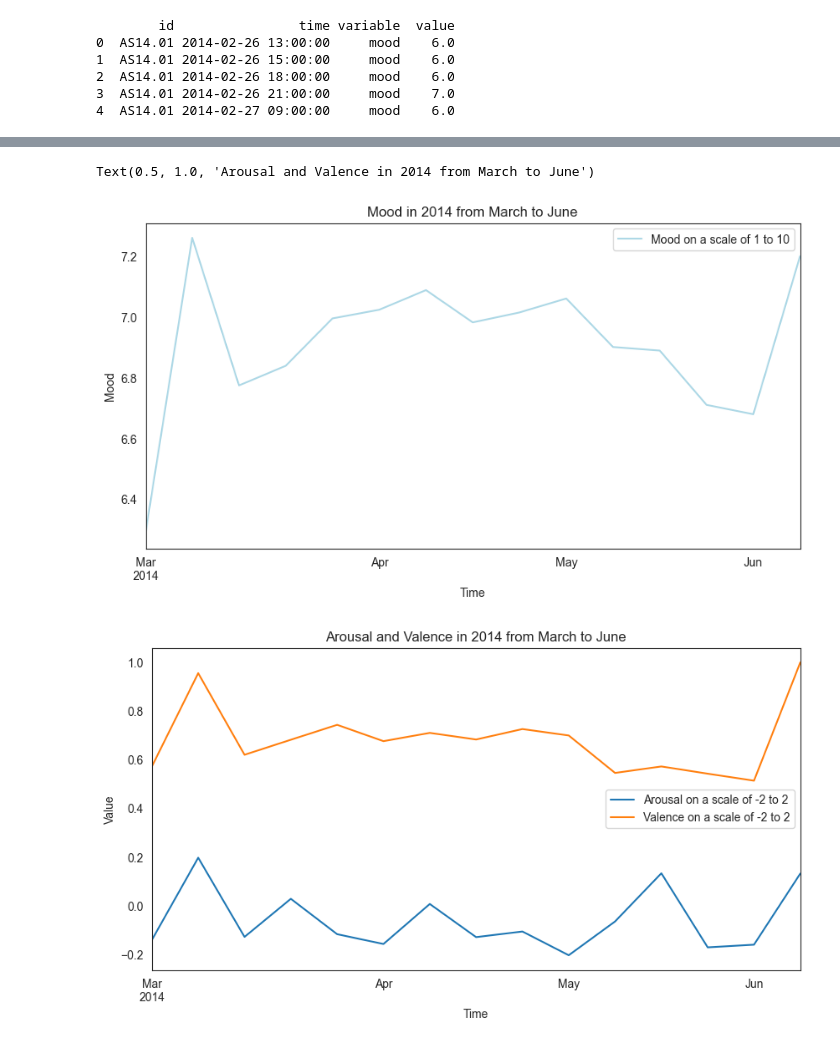
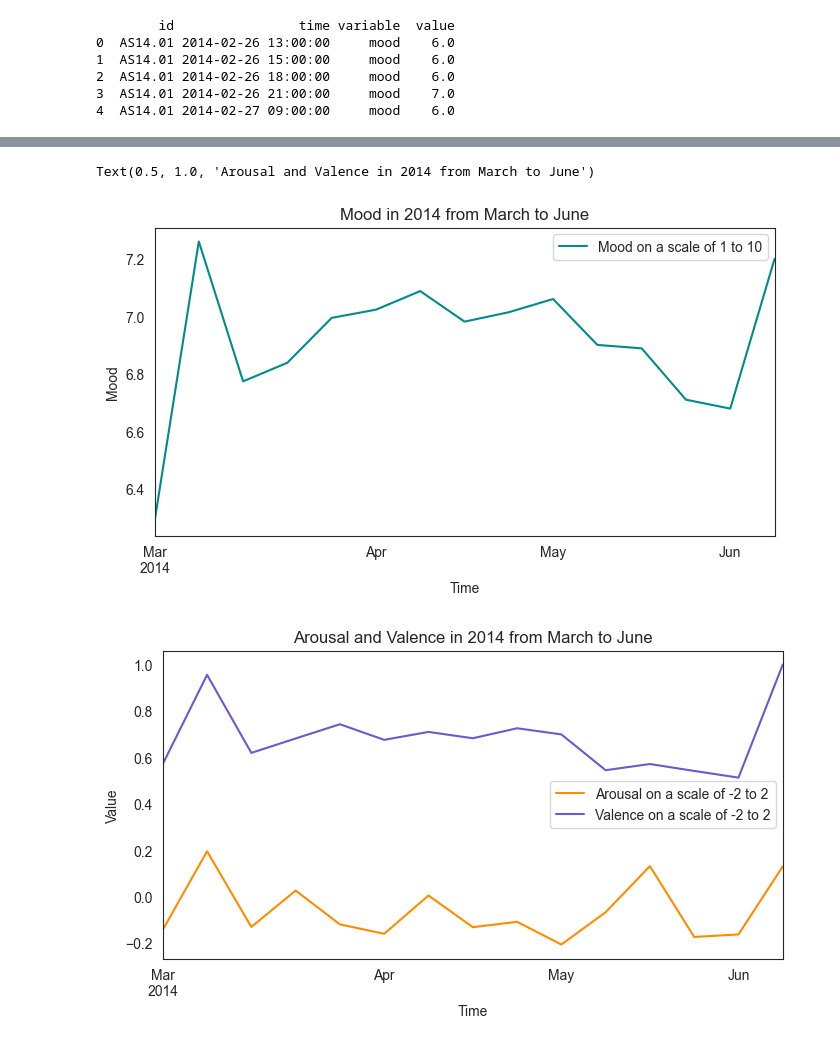
Before and after one commit to larascipio/datamijnen, a Jupyter notebook: DataExplorer.ipynb, the cells around one changed output, grey strips where cells are left out. Cells and saved outputs as stored; diff of their text form; code cells hidden in the pictures.

Commit message:
added line plots

```diff
--- a/DataExplorer.ipynb
+++ b/DataExplorer.ipynb
@@ -104,8 +104,8 @@ print(stats_variables.to_markdown())
 # Time plot: A time plot is a simple plot of the data against time.
 # It can help you identify trends, seasonality, and outliers in the data.
 # Filter the DataFrame to only include the 'mood' variable
+
 ## Mood plot
-
 # Set the seaborn style
 sns.set_style('white')
 sns.color_palette("Paired")
@@ -116,43 +116,39 @@ mood_data = data.loc[data['variable'] == 'mood']
 mood_data.set_index('time', inplace=True)
 mood_monthly = mood_data.resample('W').mean()
 # Create a line plot of mood over time
-ax = mood_monthly.plot(kind='line', y='value', figsize=(10,5), color = 'darkcyan')
+ax = mood_monthly.plot(kind='line', y='value', figsize=(8,4), color = 'darkcyan')
 
 # Add labels and title
 ax.legend(['Mood on a scale of 1 to 10'])
 plt.xlabel('Time')
 plt.ylabel('Mood')
 plt.title('Mood in 2014 from March to June')
 
 ## Arousal and Valence plot
 # Filter the DataFrame to only include the 'arousal' and 'valence' variables
 arousal_data = data.loc[data['variable'] == 'circumplex.arousal']
 valence_data = data.loc[data['variable'] == 'circumplex.valence']
 
 # Set the 'time' column as the index for both DataFrames
 arousal_data.set_index('time', inplace=True)
 valence_data.set_index('time', inplace=True)
 
 # Resample the data by week, and take the mean of each week for both variables
 arousal_monthly = arousal_data.resample('W').mean()
 valence_monthly = valence_data.resample('W').mean()
 
 # Create a line plot of both variables over time
-ax = arousal_monthly.plot(kind='line', y='value', figsize=(10,5))
-valence_monthly.plot(kind='line', y='value', ax=ax)
+ax = arousal_monthly.plot(kind='line', y='value', figsize=(8,4), color = 'darkorange')
+valence_monthly.plot(kind='line', y='value', ax=ax, color = 'slateblue')
 
 # Add a legend
 ax.legend(['Arousal on a scale of -2 to 2', 'Valence on a scale of -2 to 2'])
 
 # Add labels and title
 plt.xlabel('Time')
 plt.ylabel('Value')
 plt.title('Arousal and Valence in 2014 from March to June')
-
-# Plot the data as a scatter plot with a trend line
-# Seasonal plot: A seasonal plot shows the seasonal patterns in the data.
-# It is a useful tool for identifying the time of the year when the data exhibits similar patterns.
 # %% [output]
 Text(0.5, 1.0, 'Arousal and Valence in 2014 from March to June')
-[figure, old version]
+[figure, new version]
-[figure, old version]
+[figure, new version]
```
Also changed, not shown: parts of 1 cell of this notebook.
